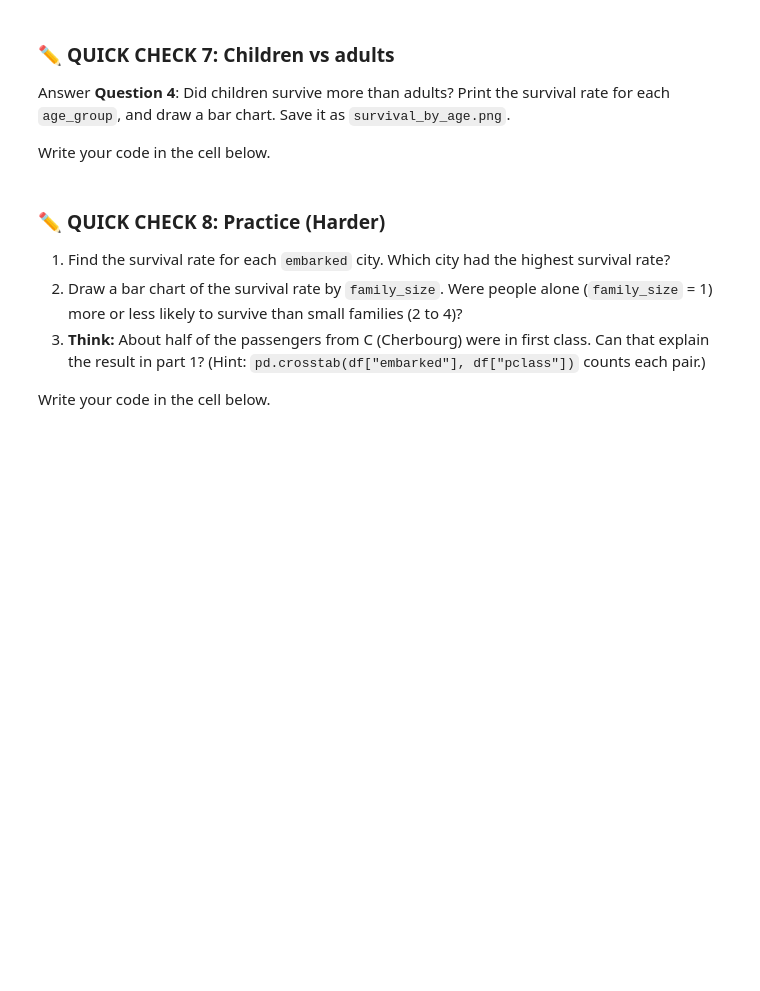
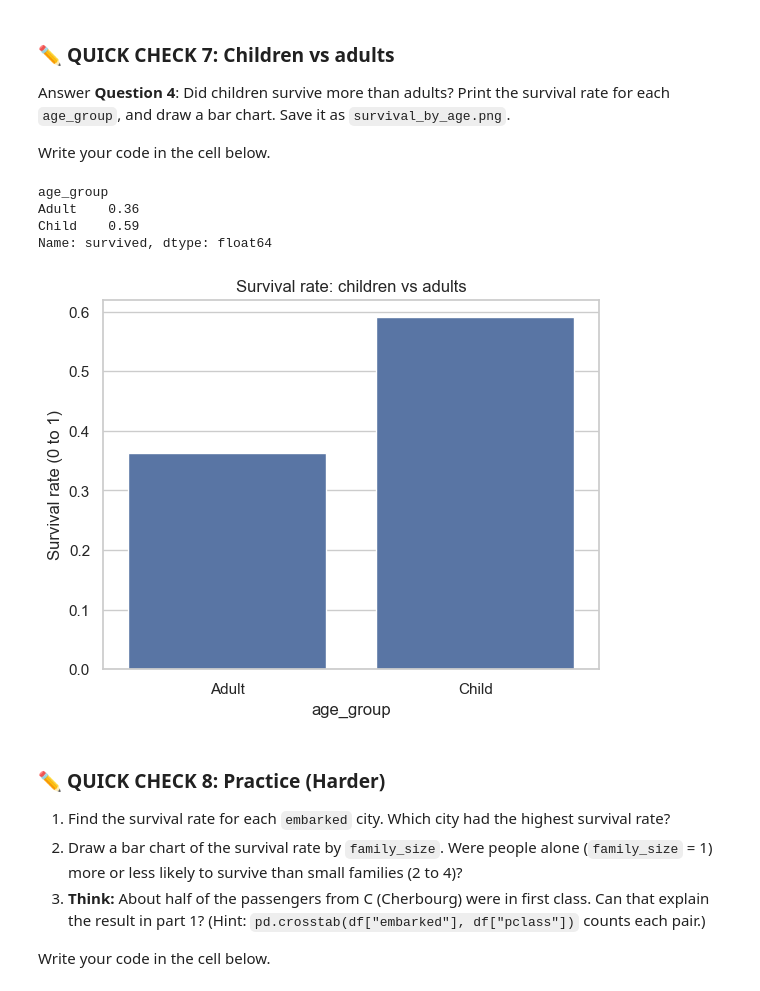
Before and after one commit to sameermakhanii/Python-for-AI-me, a Jupyter notebook: notebooks/Week 4/Day 17/Day_17_EDA_Project.ipynb, the cells around one changed output. Drawn from its saved outputs; the diff is of its cells as text; code cells hidden in the pictures; blank space fills up the shorter version.

```diff
--- a/notebooks/Week 4/Day 17/Day_17_EDA_Project.ipynb
+++ b/notebooks/Week 4/Day 17/Day_17_EDA_Project.ipynb
@@ -520,3 +610,18 @@ Write your code in the cell below.
+# %%
+# Write your code here
+print(df.groupby("age_group")["survived"].mean().round(2))   # Child 0.59, Adult 0.36
+
+sns.barplot(data=df, x="age_group", y="survived", errorbar=None)
+plt.title("Survival rate: children vs adults")
+plt.ylabel("Survival rate (0 to 1)")
+plt.savefig("survival_by_age.png", dpi=150, bbox_inches="tight")
+plt.show()
+# %% [output]
+age_group
+Adult    0.36
+Child    0.59
+Name: survived, dtype: float64
+[figure, added]
 # %% [markdown]
 ### ✏️ QUICK CHECK 8: Practice (Harder)
 
```
Also changed, not shown: parts of 20 cells of this notebook, 2 other files.
